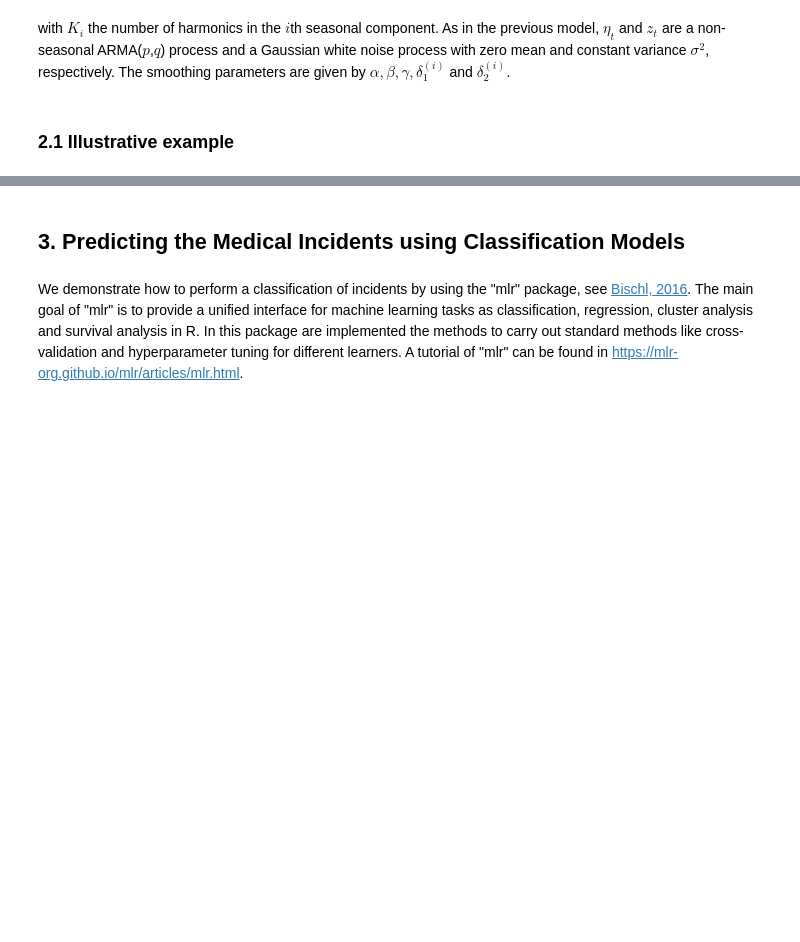
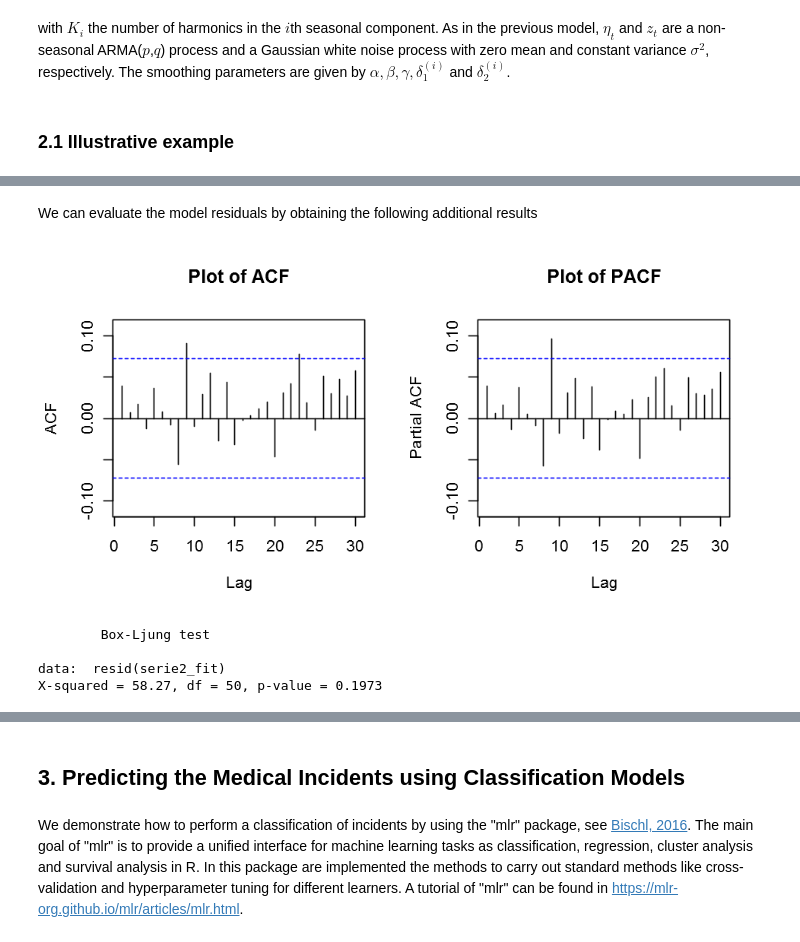
Before and after one commit to taroull/Notebook-112_Prediction_Classification, a Jupyter notebook: Statistical modelling of incidents data.ipynb, the cells around one changed output, grey strips where cells are left out. Saved outputs shown, nothing was run; the diff lists cells and outputs as text; code cells hidden in the pictures; blank space fills up the shorter version.

```diff
--- a/Statistical modelling of incidents data.ipynb
+++ b/Statistical modelling of incidents data.ipynb
@@ -54,0 +126,17 @@ Loading required package: scales
+# %% [markdown]
+We can evaluate the model residuals by obtaining the following additional results
+# %%
+# model residuals can be considered a white noise, with almost all the spikes non significant except the lag 9 (only 1 out of the first 30 lags)
+par(mfrow=c(1,2))
+Acf(resid(serie2_fit),lag.max = 30,main="Plot of ACF")
+Pacf(resid(serie2_fit),lag.max=30,main="Plot of PACF")
+# %% [output]
+[figure, added]
+# %%
+# The Ljung-Box test shows that there is not evidence of dependent residuals at lags 1-50
+Box.test(resid(serie2_fit), lag=50, type="Ljung-Box")
+# %% [output]
+        Box-Ljung test
+
+data:  resid(serie2_fit)
+X-squared = 58.27, df = 50, p-value = 0.1973
```
Also changed, not shown: parts of 39 cells of this notebook, 1 other file.
